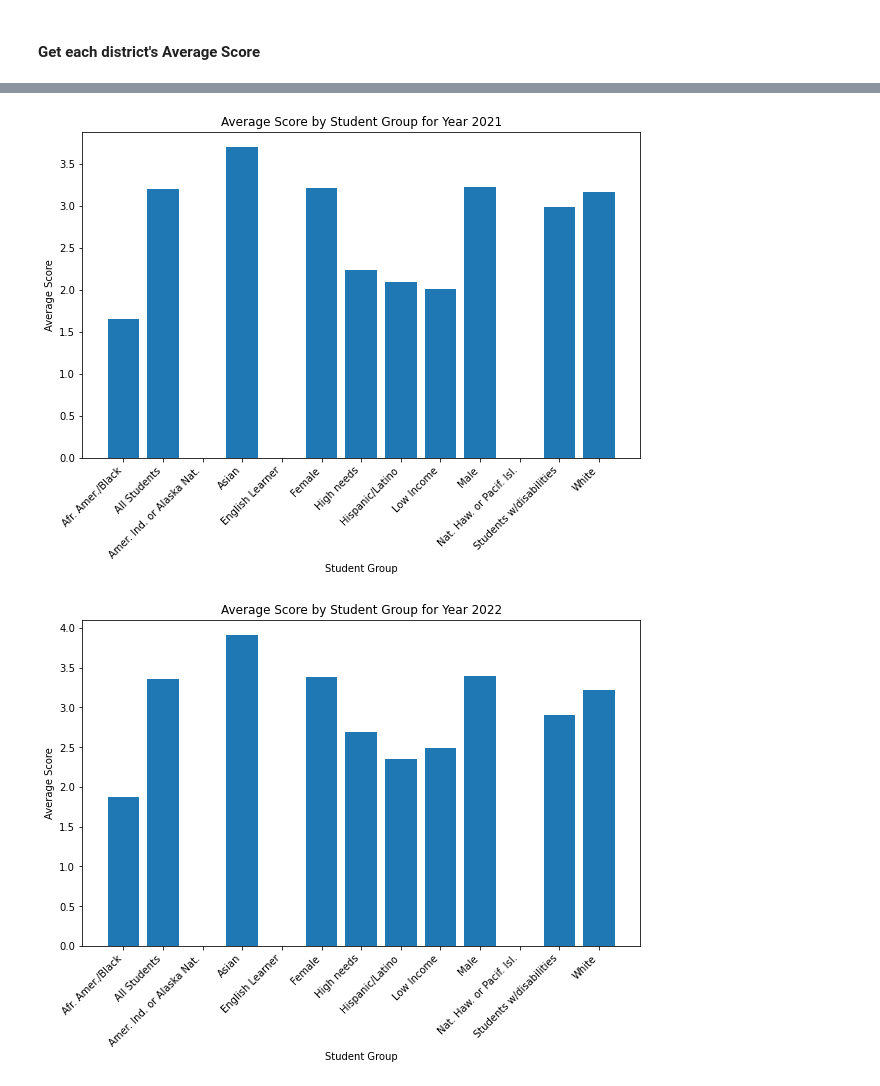
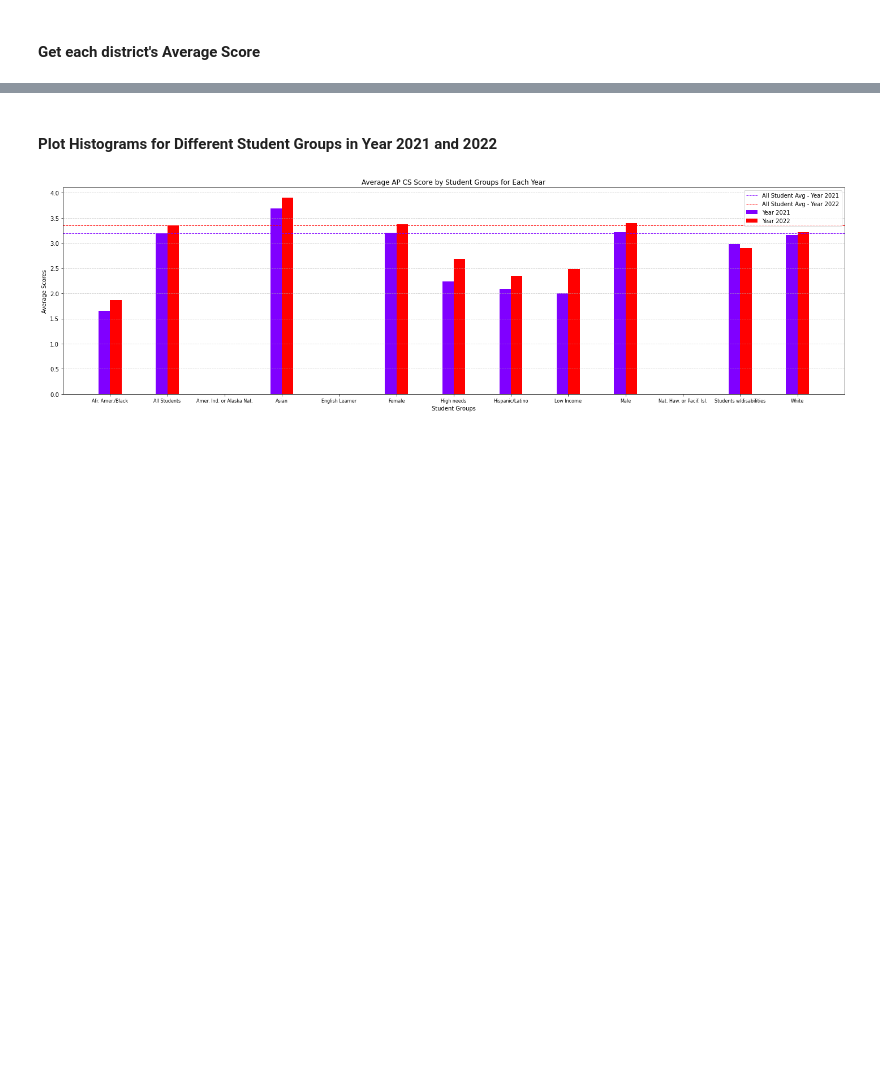
Before and after one commit to changxuan-fan/MA-AP-CS-Analysis, a Jupyter notebook: code/performance_density_maps.ipynb, the cells around one changed output, grey strips where cells are left out. Cells and saved outputs as stored; diff of their text form; code cells hidden in the pictures; blank space fills up the shorter version.

Commit message:
Add AP CS Perfomance for different student gropus

```diff
--- a/code/performance_density_maps.ipynb
+++ b/code/performance_density_maps.ipynb
@@ -123,37 +255,58 @@ plt.show()
+# %% [markdown]
+#### Plot Histograms for Different Student Groups in Year 2021 and 2022
 # %%
 import numpy as np
 import pandas as pd
+import matplotlib.pyplot as plt
 
 # Load the Excel file
 file_path = 'ap_performance_cleaned.xlsx'  # Replace with your file path
 df = pd.read_excel(file_path)
 
 # Group the DataFrame by 'Year' and 'Student Group' and sum the columns
 df_grouped = df.groupby(['Year', 'Student Group']).sum().reset_index()
 
 # Calculate the weighted average score for each group and year
 score_columns = ['Score=1', 'Score=2', 'Score=3', 'Score=4', 'Score=5']
 numerator = np.sum(df_grouped[score_columns] * np.array([1, 2, 3, 4, 5]), axis=1)
 denominator = np.sum(df_grouped[score_columns], axis=1)
 df_grouped['Weighted Avg Score'] = np.where(denominator > 0, numerator / denominator, np.nan)
 
-# Iterate through each year and create a separate plot
+# Get unique student groups and years
+student_groups = df_grouped['Student Group'].unique()
 years = df_grouped['Year'].unique()
 
-for year in years:
+# Set up colors for each year
+colors = plt.cm.rainbow(np.linspace(0, 1, len(years)))
+
+# Create a wider figure
+plt.figure(figsize=(20, 6))
+
+# Plot each year's data in a grouped bar plot
+bar_width = 0.2
+for i, year in enumerate(years):
     year_data = df_grouped[df_grouped['Year'] == year]
-    student_groups = year_data['Student Group']
     average_scores = year_data['Weighted Avg Score']
 
-    # Create a bar plot for the current year
-    plt.figure(figsize=(10, 6))
-    plt.bar(student_groups, average_scores)
-    plt.title(f'Average Score by Student Group for Year {year}')
-    plt.xlabel('Student Group')
-    plt.ylabel('Average Score')
-    plt.xticks(rotation=45, ha='right')
+    # Plot a bar for each student group in the current year
+    plt.bar(np.arange(len(student_groups)) + i * bar_width, average_scores, width=bar_width, label=f'Year {year}', color=colors[i])
 
-    plt.show()
+# Add horizontal dotted lines for every year's average for "All Students" group with different colors
+line_colors = plt.cm.rainbow(np.linspace(0, 1, len(years)))
+for i, year in enumerate(years):
+    all_student_avg = df_grouped[(df_grouped['Year'] == year) & (df_grouped['Student Group'] == 'All Students')]['Weighted Avg Score'].values[0]
+    plt.axhline(y=all_student_avg, linestyle='--', color=line_colors[i], linewidth=1, label=f'All Student Avg - Year {year}')
+
+# Set plot properties
+plt.title('Average AP CS Score by Student Groups for Each Year')
+plt.xlabel('Student Groups')
+plt.ylabel('Average Scores')
+plt.xticks(np.arange(len(student_groups)) + bar_width * (len(years) - 1) / 2, student_groups, rotation=0, ha='center', fontsize=8)
+plt.legend()
+plt.grid(axis='y', linestyle='--', alpha=0.7)
+plt.tight_layout()
+
+# Show the plot
+plt.show()
 # %% [output]
-[figure, old version]
+[figure, new version]
-[figure, removed]
```
Also changed, not shown: parts of 8 cells of this notebook, 5 other files.
